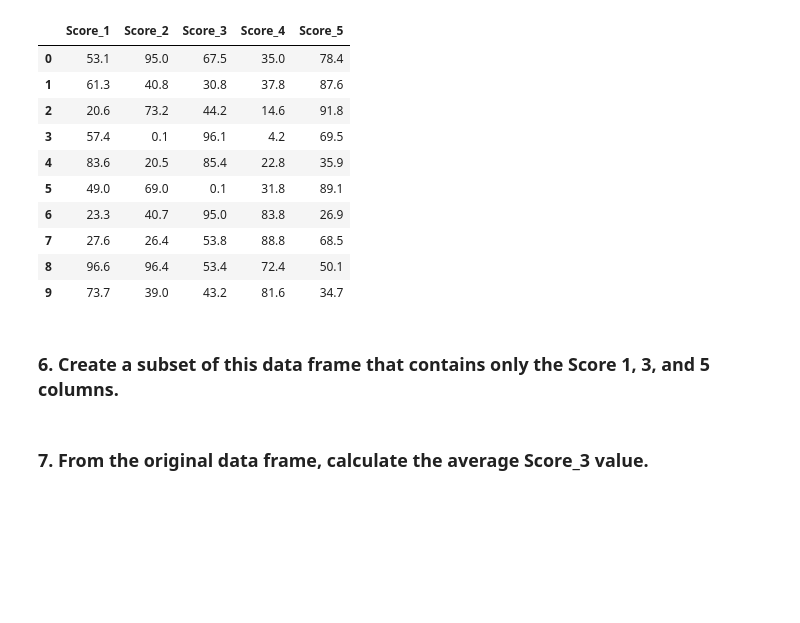
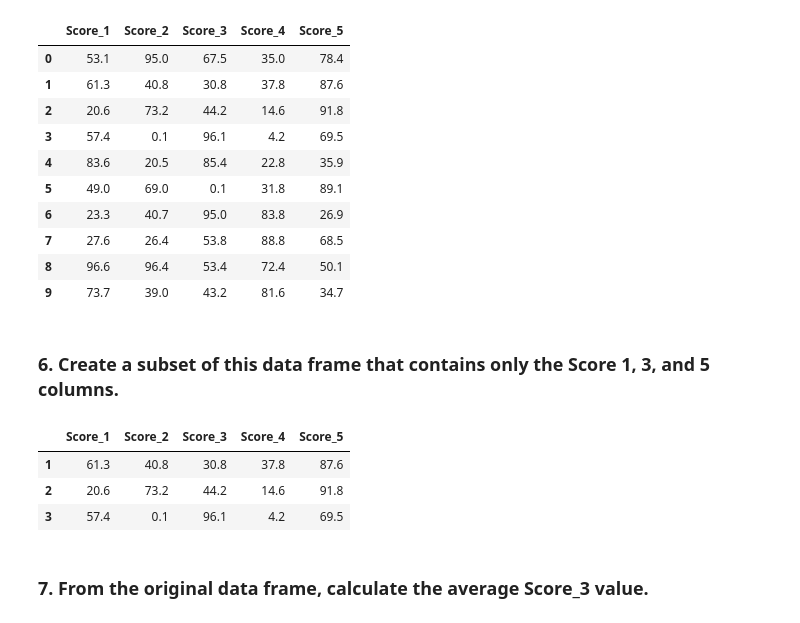
Before and after one commit to Ironhack-Data-Madrid-Enero-2022/lab-pandas, a Jupyter notebook: your-code/pandas_1.ipynb, the cells around one changed output. Saved outputs shown, nothing was run; the diff lists cells and outputs as text; code cells hidden in the pictures; blank space fills up the shorter version.

```diff
--- a/your-code/pandas_1.ipynb
+++ b/your-code/pandas_1.ipynb
@@ -83,7 +82,13 @@ data
 # %% [markdown]
 ### 6. Create a subset of this data frame that contains only the Score 1, 3, and 5 columns.
 # %%
-sub_set = data[1:6]
+sub_set = data[1:4]
+sub_set
+# %% [output]
+|  | Score_1 | Score_2 | Score_3 | Score_4 | Score_5 |
+| 1 | 61.3 | 40.8 | 30.8 | 37.8 | 87.6 |
+| 2 | 20.6 | 73.2 | 44.2 | 14.6 | 91.8 |
+| 3 | 57.4 | 0.1 | 96.1 | 4.2 | 69.5 |
 # %% [markdown]
 ### 7. From the original data frame, calculate the average Score_3 value.
 # %%
```
Also changed, not shown: parts of 7 cells of this notebook.
